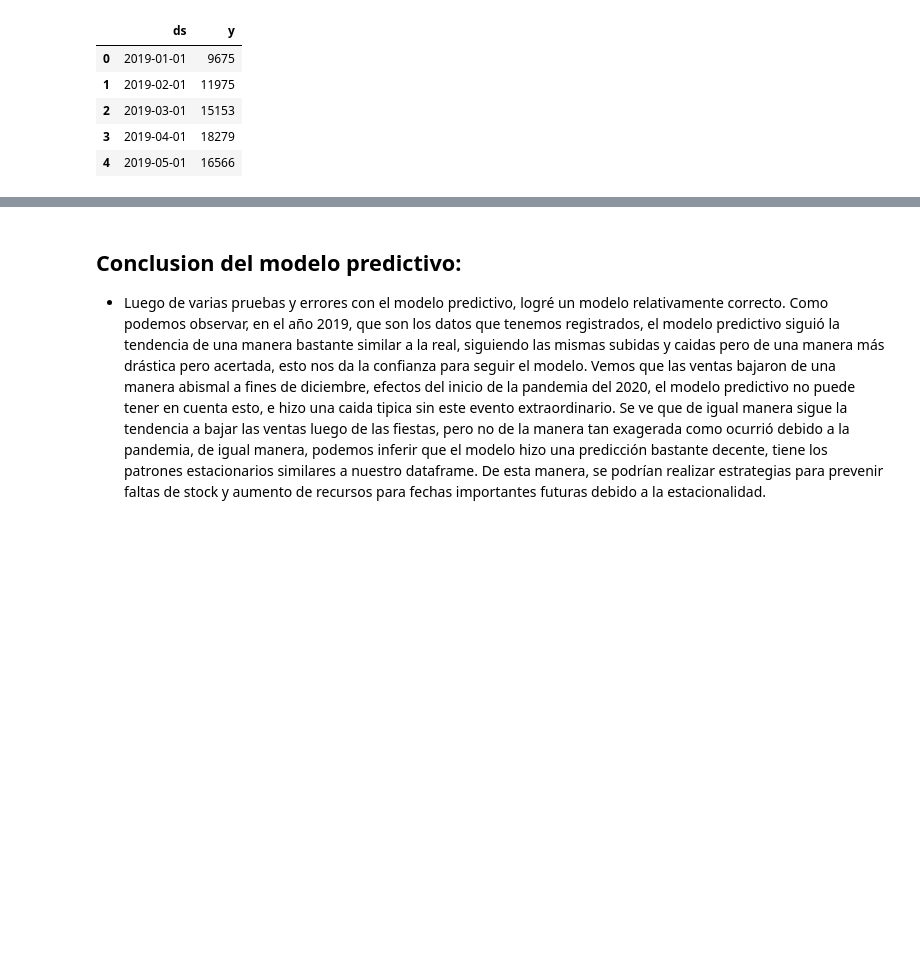
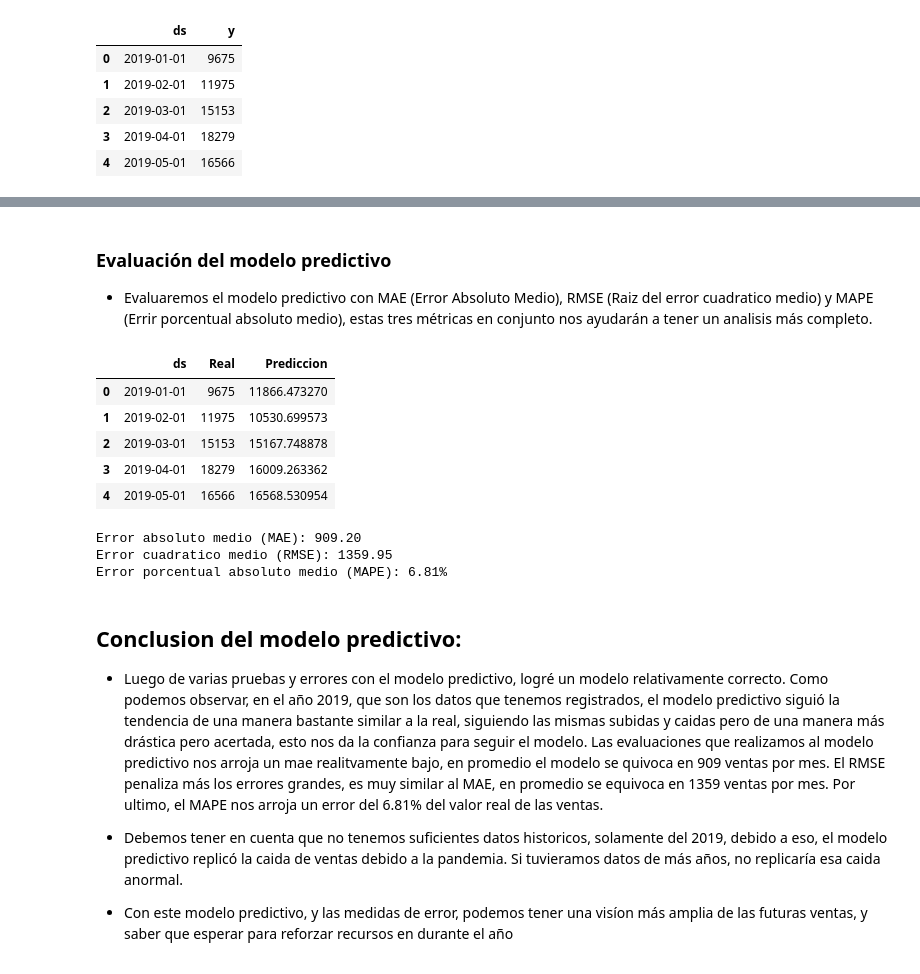
Before and after one commit to diegoGam1/Analisis_exploratorio_ventas, a Jupyter notebook: src/Analisis.ipynb, the cells around one changed output, grey strips where cells are left out. Drawn from its saved outputs; the diff is of its cells as text; code cells hidden in the pictures; blank space fills up the shorter version.

```diff
--- a/src/Analisis.ipynb
+++ b/src/Analisis.ipynb
@@ -611,6 +618,44 @@ plt.show()
+# %% [markdown]
+### Evaluación del modelo predictivo
+- Evaluaremos el modelo predictivo con MAE (Error Absoluto Medio), RMSE (Raiz del error cuadratico medio) y MAPE (Errir porcentual absoluto medio), estas tres métricas en conjunto nos ayudarán a tener un analisis más completo.
+# %%
+df_evaluacion = df_grouped_real.merge(prediccion[["ds", "yhat"]], on="ds", how="left") # unimos los datos reales con las predicciones
+
+df_evaluacion = df_evaluacion.rename(columns={"y": "Real", "yhat": "Prediccion"}) # renombramos las columnas
+
+df_evaluacion.head() # vemos el dataframe
+# %% [output]
+|  | ds | Real | Prediccion |
+| 0 | 2019-01-01 | 9675 | 11866.473270 |
+| 1 | 2019-02-01 | 11975 | 10530.699573 |
+| 2 | 2019-03-01 | 15153 | 15167.748878 |
+| 3 | 2019-04-01 | 18279 | 16009.263362 |
+| 4 | 2019-05-01 | 16566 | 16568.530954 |
+# %%
+from sklearn.metrics import mean_absolute_error, mean_squared_error
+
+mae = mean_absolute_error(df_evaluacion["Real"], df_evaluacion["Prediccion"]) # calculamos el error absoluto medio
+
+rmse = np.sqrt(mean_squared_error(df_evaluacion["Real"], df_evaluacion["Prediccion"])) # calculamos el error cuadratico medio
+
+mape = np.mean(np.abs((df_evaluacion["Real"] - df_evaluacion["Prediccion"]) / df_evaluacion["Real"])) * 100 # calculamos el error porcentual absoluto medio
+
+print(f"Error absoluto medio (MAE): {mae:.2f}") # Promedio el cual el modelo se equivoca en las predicciones
+
+print(f"Error cuadratico medio (RMSE): {rmse:.2f}") # Promedio de la raiz cuadrada de los errores al cuadrado, similar al MAE pero penaliza más los errores grandes
+
+print(f"Error porcentual absoluto medio (MAPE): {mape:.2f}%") # Promedio de los errores porcentuales, nos dice que tan lejos está el modelo de las predicciones reales en porcentaje
+# %% [output]
+Error absoluto medio (MAE): 909.20
+Error cuadratico medio (RMSE): 1359.95
+Error porcentual absoluto medio (MAPE): 6.81%
 # %% [markdown]
 ## Conclusion del modelo predictivo:
-- Luego de varias pruebas y errores con el modelo predictivo, logré un modelo relativamente correcto. Como podemos observar, en el año 2019, que son los datos que tenemos registrados, el modelo predictivo siguió la tendencia de una manera bastante similar a la real, siguiendo las mismas subidas y caidas pero de una manera más drástica pero acertada, esto nos da la confianza para seguir el modelo. Vemos que las ventas bajaron de una manera abismal a fines de diciembre, efectos del inicio de la pandemia del 2020, el modelo predictivo no puede tener en cuenta esto, e hizo una caida tipica sin este evento extraordinario. Se ve que de igual manera sigue la tendencia a bajar las ventas luego de las fiestas, pero no de la manera tan exagerada como ocurrió debido a la pandemia, de igual manera, podemos inferir que el modelo hizo una predicción bastante decente, tiene los patrones estacionarios similares a nuestro dataframe. De esta manera, se podrían realizar estrategias para prevenir faltas de stock y aumento de recursos para fechas importantes futuras debido a la estacionalidad.
+- Luego de varias pruebas y errores con el modelo predictivo, logré un modelo relativamente correcto. Como podemos observar, en el año 2019, que son los datos que tenemos registrados, el modelo predictivo siguió la tendencia de una manera bastante similar a la real, siguiendo las mismas subidas y caidas pero de una manera más drástica pero acertada, esto nos da la confianza para seguir el modelo. Las evaluaciones que realizamos al modelo predictivo nos arroja un mae realitvamente bajo, en promedio el modelo se quivoca en 909 ventas por mes. El RMSE penaliza más los errores grandes, es muy similar al MAE, en promedio se equivoca en 1359 ventas por mes. Por ultimo, el MAPE nos arroja un error del 6.81% del valor real de las ventas.
+
+- Debemos tener en cuenta que no tenemos suficientes datos historicos, solamente del 2019, debido a eso, el modelo predictivo replicó la caida de ventas debido a la pandemia. Si tuvieramos datos de más años, no replicaría esa caida anormal.
+
+- Con este modelo predictivo, y las medidas de error, podemos tener una visíon más amplia de las futuras ventas, y saber que esperar para reforzar recursos en durante el año
 # %%
 # hacer evaluación del modelo
 # analisis de patrones de compras ¿Los clientes compran los mismos productos juntos? (Análisis de asociación, como reglas de Apriori).
```
Also changed, not shown: parts of 6 cells of this notebook, 1 other file.
